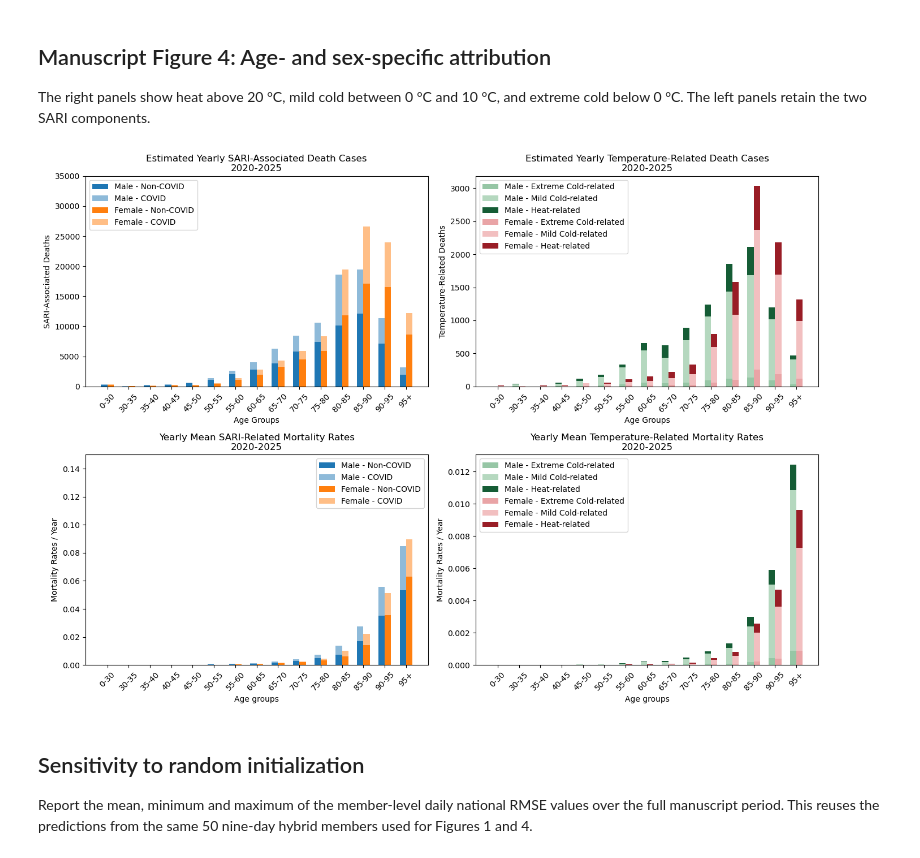
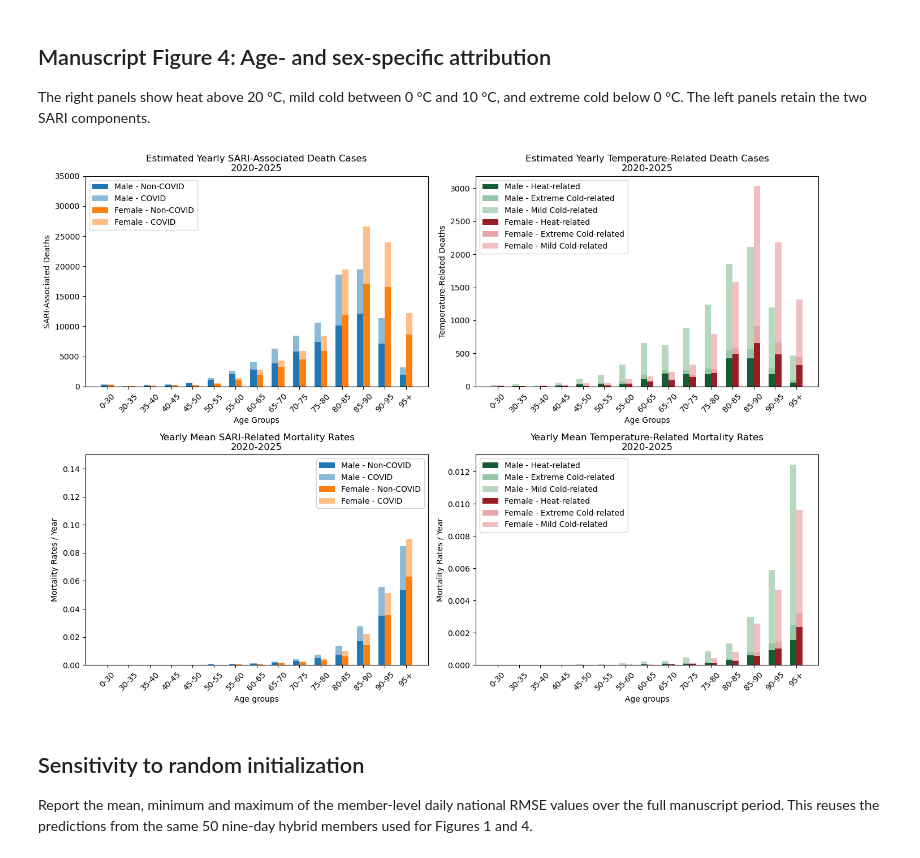
Before and after one commit to ClimSocAna/sari-weather-mortality, a Jupyter notebook: notebooks/01_mortality_component_attribution.ipynb, the cells around one changed output. Drawn from its saved outputs; the diff is of its cells as text; code cells hidden in the pictures.

```diff
--- a/notebooks/01_mortality_component_attribution.ipynb
+++ b/notebooks/01_mortality_component_attribution.ipynb
@@ -288,30 +288,16 @@ for i, subgroup in enumerate(small_groups):
         color=tab10.colors[i],
         alpha = 0.5
     )
-    ax[0][1].bar(
-        x + i * bar_width,                # Adjust positions for each subgroup
-        tmp3[:, i] / n_years,          # Heights of the stack layers
-        bar_width,                       # Width of the bars
-        bottom=bottoms,                  # Previous layer's heights
-        label=f"{subgroup} - Extreme Cold-related",  # Label only for the first group
-        color=extreme_cold_colors[i],
-    )
-    ax[0][1].bar(
-        x + i * bar_width,
-        mild_cold[:, i] / n_years,
-        bar_width,
-        bottom=tmp3[:, i] / n_years,
-        label=f"{subgroup} - Mild Cold-related",
-        color=mild_cold_colors[i],
-    )
-    ax[0][1].bar(
-        x + i * bar_width,                # Adjust positions for each subgroup
-        tmp4[:, i] / n_years,          # Heights of the stack layers
-        bar_width,                       # Width of the bars
-        bottom=(tmp3[:, i] + mild_cold[:, i]) / n_years,                  # Previous layer's heights
-        label=f"{subgroup} - Heat-related",  # Label only for the first group
-        color=heat_colors[i],
-    )
+    denominator = n_years
+    heat = tmp4[:, i] / denominator
+    extreme_cold = tmp3[:, i] / denominator
+    mild = mild_cold[:, i] / denominator
+    ax[0][1].bar(x + i * bar_width, heat, bar_width,
+                label=f"{subgroup} - Heat-related", color=heat_colors[i])
+    ax[0][1].bar(x + i * bar_width, extreme_cold, bar_width, bottom=heat,
+                label=f"{subgroup} - Extreme Cold-related", color=extreme_cold_colors[i])
+    ax[0][1].bar(x + i * bar_width, mild, bar_width, bottom=heat + extreme_cold,
+                label=f"{subgroup} - Mild Cold-related", color=mild_cold_colors[i])
 
 # Customize the plot
 ax[0][0].set_xlabel('Age Groups')
@@ -354,30 +340,16 @@ for i, subgroup in enumerate(small_groups):
         color=tab10.colors[i],
         alpha = 0.5
     )
-    ax[1][1].bar(
-        x + i * bar_width,                # Adjust positions for each subgroup
-        tmp3[:, i] / pop[:, i] / n_years,          # Heights of the stack layers
-        bar_width,                       # Width of the bars
-        bottom=bottoms,                  # Previous layer's heights
-        label=f"{subgroup} - Extreme Cold-related" ,  # Label only for the first group
-        color=extreme_cold_colors[i],
-    )
-    ax[1][1].bar(
-        x + i * bar_width,
-        mild_cold[:, i] / pop[:, i] / n_years,
-        bar_width,
-        bottom=tmp3[:, i] / pop[:, i] / n_years,
-        label=f"{subgroup} - Mild Cold-related",
-        color=mild_cold_colors[i],
-    )
-    ax[1][1].bar(
-        x + i * bar_width,                # Adjust positions for each subgroup
-        tmp4[:, i]  / pop[:, i] / n_years,          # Heights of the stack layers
-        bar_width,                       # Width of the bars
-        bottom=(tmp3[:, i] + mild_cold[:, i]) / pop[:, i] / n_years,                  # Previous layer's heights
-        label=f"{subgroup} - Heat-related" ,  # Label only for the first group
-        color=heat_colors[i],
-    )
+    denominator = pop[:, i] * n_years
+    heat = tmp4[:, i] / denominator
+    extreme_cold = tmp3[:, i] / denominator
+    mild = mild_cold[:, i] / denominator
+    ax[1][1].bar(x + i * bar_width, heat, bar_width,
+                label=f"{subgroup} - Heat-related", color=heat_colors[i])
+    ax[1][1].bar(x + i * bar_width, extreme_cold, bar_width, bottom=heat,
+                label=f"{subgroup} - Extreme Cold-related", color=extreme_cold_colors[i])
+    ax[1][1].bar(x + i * bar_width, mild, bar_width, bottom=heat + extreme_cold,
+                label=f"{subgroup} - Mild Cold-related", color=mild_cold_colors[i])
 
 # Customize the plot
 ax[1][0].set_xlabel('Age groups')
@@ -392,34 +364,34 @@ ax[1][1].set_xlabel('Age groups')
 ax[1][1].set_ylabel('Mortality Rates / Year')
 ax[1][1].set_title('Yearly Mean Temperature-Related Mortality Rates\n2020-2025')
 ax[1][1].set_xticks(x + bar_width / 2)  # Center the ticks for the grouped bars
 ax[1][1].set_xticklabels(large_groups)
 ax[1][1].legend()
 ax[1][1].tick_params(axis='x', labelrotation=45)
 
 ax[0][0].set_ylim(0, 35000)
 ax[0][1].set_ylim(0, max(1500, 1.05 * ((tmp3 + mild_cold + tmp4) / n_years).max().item()))
 ax[1][0].set_ylim(0, 0.15)
 ax[1][1].set_ylim(0, max(0.005, 1.05 * ((tmp3 + mild_cold + tmp4) / pop / n_years).max().item()))
 
 # ax2 = ax[1].twinx()
 
 # ax2.plot(np.arange(2,15), (tmp2[:, 0] / (tmp1[:, 0] + tmp2[:, 0]))[2:], label='M - COVID / all SARI Deaths')
 # ax2.plot(np.arange(2,15), (tmp2[:, 1] / (tmp1[:, 1] + tmp2[:, 1]))[2:], label='F - COVID / all SARI Deaths')
 # ax2.set_ylabel("ratio of COVID-deaths")
 
 handles1, labels1 = ax[0][0].get_legend_handles_labels()  # Bars legend
 # handles2, labels2 = ax2.get_legend_handles_labels()    # Lines legend
 
 # Combine both legends into one
 # ax[1].legend(handles1 + handles2, labels1 + labels2, loc='upper left')
 
 
 # Show the plot
 plt.tight_layout()
 # plt.show()
 # plt.savefig('mortality_age_structure_2.png', bbox_inches='tight', dpi=300)
 # %% [output]
-[figure, old version]
+[figure, new version]
 # %% [markdown]
 ## Sensitivity to random initialization
 
```
